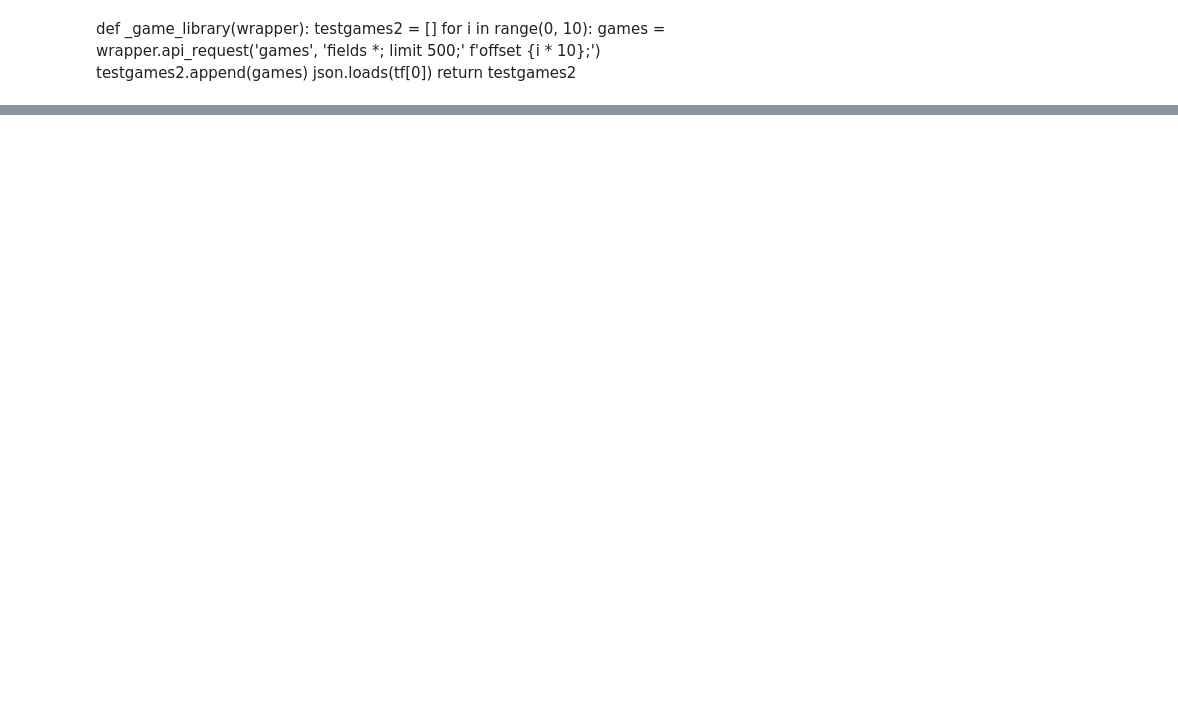
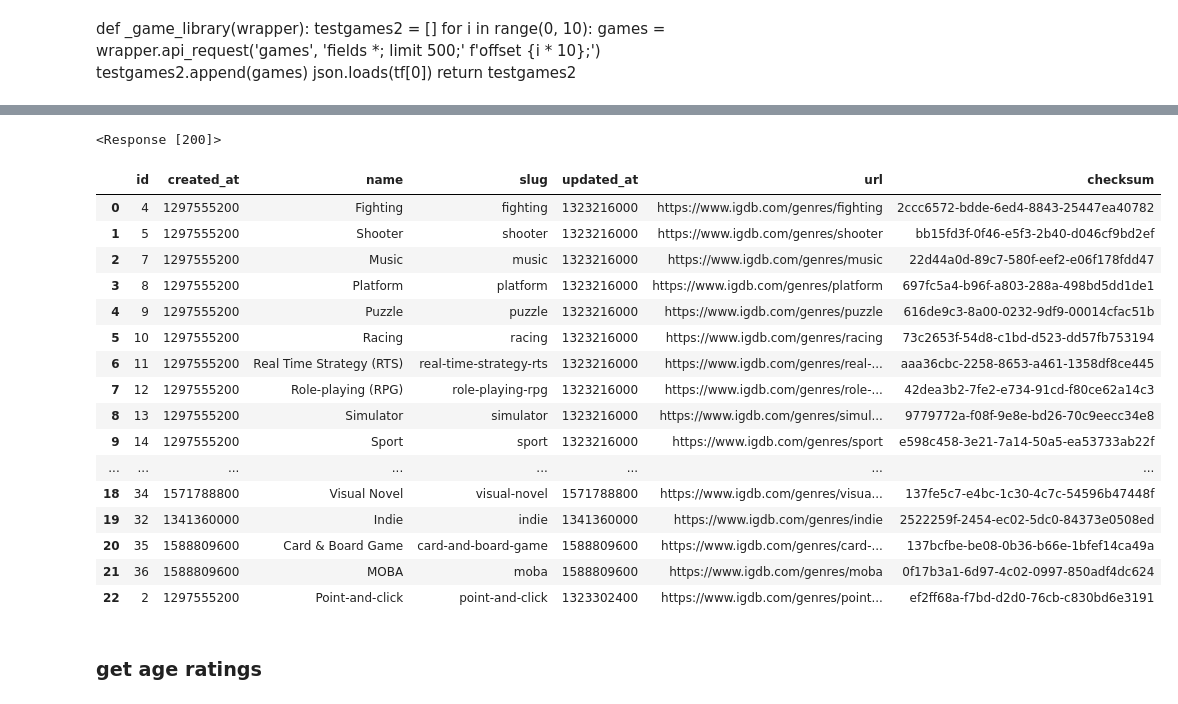
Before and after one commit to MrEnigmamgine/Videogame-Capstone_fork, a Jupyter notebook: jarrid_workbook.ipynb, the cells around one changed output, grey strips where cells are left out. Saved outputs shown, nothing was run; the diff lists cells and outputs as text; code cells hidden in the pictures; blank space fills up the shorter version.

```diff
--- a/jarrid_workbook.ipynb
+++ b/jarrid_workbook.ipynb
@@ -264,0 +245,32 @@ game_library2.to_csv("games.csv")
+# %%
+r
+# %% [output]
+<Response [200]>
+# %%
+genres = wrapper.api_request('genres', 'fields *;limit 500;')
+# %%
+x = json.loads(genres)
+# %%
+genres =pd.DataFrame(x)
+# %%
+genres
+# %% [output]
+|  | id | created_at | name | slug | updated_at | url | checksum |
+| 0 | 4 | 1297555200 | Fighting | fighting | 1323216000 | https://www.igdb.com/genres/fighting | 2ccc6572-bdde-6ed4-8843-25447ea40782 |
+| 1 | 5 | 1297555200 | Shooter | shooter | 1323216000 | https://www.igdb.com/genres/shooter | bb15fd3f-0f46-e5f3-2b40-d046cf9bd2ef |
+| 2 | 7 | 1297555200 | Music | music | 1323216000 | https://www.igdb.com/genres/music | 22d44a0d-89c7-580f-eef2-e06f178fdd47 |
+| 3 | 8 | 1297555200 | Platform | platform | 1323216000 | https://www.igdb.com/genres/platform | 697fc5a4-b96f-a803-288a-498bd5dd1de1 |
+| 4 | 9 | 1297555200 | Puzzle | puzzle | 1323216000 | https://www.igdb.com/genres/puzzle | 616de9c3-8a00-0232-9df9-00014cfac51b |
+| 5 | 10 | 1297555200 | Racing | racing | 1323216000 | https://www.igdb.com/genres/racing | 73c2653f-54d8-c1bd-d523-dd57fb753194 |
+| 6 | 11 | 1297555200 | Real Time Strategy (RTS) | real-time-strategy-rts | 1323216000 | https://www.igdb.com/genres/real-... | aaa36cbc-2258-8653-a461-1358df8ce445 |
+| 7 | 12 | 1297555200 | Role-playing (RPG) | role-playing-rpg | 1323216000 | https://www.igdb.com/genres/role-... | 42dea3b2-7fe2-e734-91cd-f80ce62a14c3 |
+| 8 | 13 | 1297555200 | Simulator | simulator | 1323216000 | https://www.igdb.com/genres/simul... | 9779772a-f08f-9e8e-bd26-70c9eecc34e8 |
+| 9 | 14 | 1297555200 | Sport | sport | 1323216000 | https://www.igdb.com/genres/sport | e598c458-3e21-7a14-50a5-ea53733ab22f |
+| ... | ... | ... | ... | ... | ... | ... | ... |
+| 18 | 34 | 1571788800 | Visual Novel | visual-novel | 1571788800 | https://www.igdb.com/genres/visua... | 137fe5c7-e4bc-1c30-4c7c-54596b47448f |
+| 19 | 32 | 1341360000 | Indie | indie | 1341360000 | https://www.igdb.com/genres/indie | 2522259f-2454-ec02-5dc0-84373e0508ed |
+| 20 | 35 | 1588809600 | Card & Board Game | card-and-board-game | 1588809600 | https://www.igdb.com/genres/card-... | 137bcfbe-be08-0b36-b66e-1bfef14ca49a |
+| 21 | 36 | 1588809600 | MOBA | moba | 1588809600 | https://www.igdb.com/genres/moba | 0f17b3a1-6d97-4c02-0997-850adf4dc624 |
+| 22 | 2 | 1297555200 | Point-and-click | point-and-click | 1323302400 | https://www.igdb.com/genres/point... | ef2ff68a-f7bd-d2d0-76cb-c830bd6e3191 |
+# %% [markdown]
+### get age ratings
```
Also changed, not shown: parts of 32 cells of this notebook.
